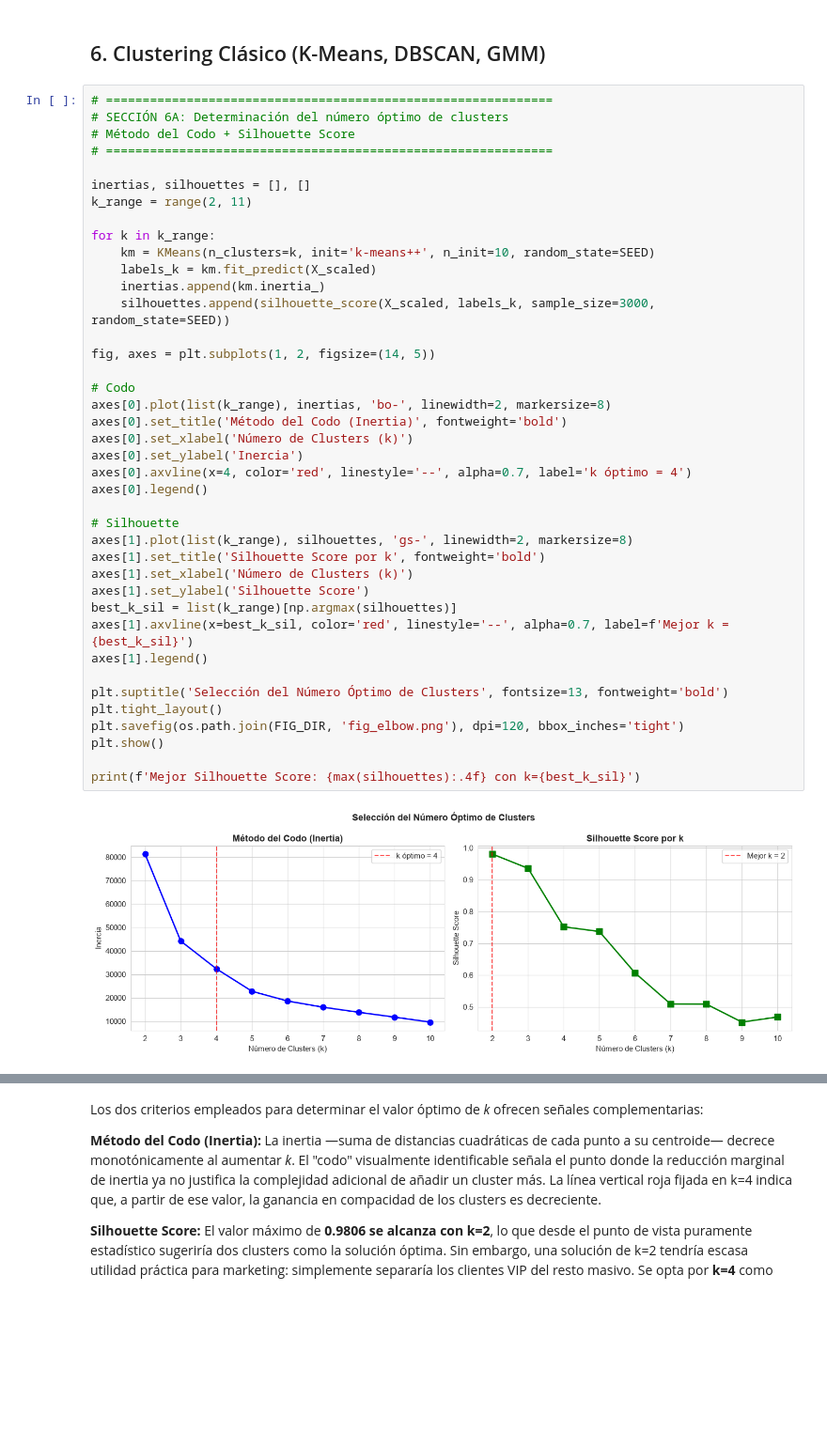
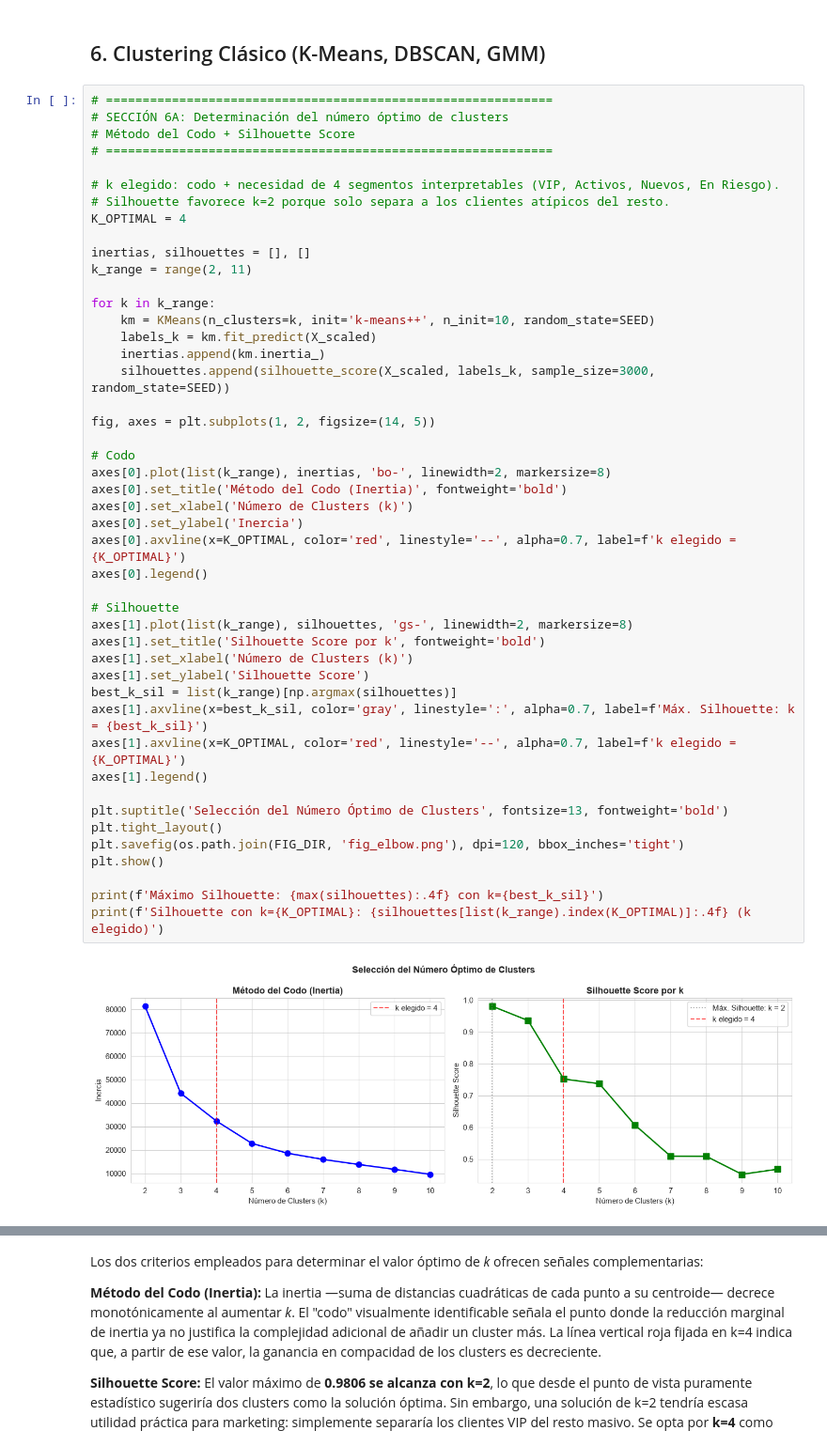
Before and after one commit to vivi-25-P/proyecto_final, a Jupyter notebook: customer_segmentation.ipynb, the cells around one changed output, grey strips where cells are left out. Shown at 94% size. Saved outputs shown, nothing was run; the diff lists cells and outputs as text; blank space fills up the shorter version.

```diff
--- a/customer_segmentation.ipynb
+++ b/customer_segmentation.ipynb
@@ -460,40 +460,46 @@ Tras el escalado, los valores presentan mediana 0 y dispersión unitaria en tér
 # SECCIÓN 6A: Determinación del número óptimo de clusters
 # Método del Codo + Silhouette Score
 # =============================================================
+
+# k elegido: codo + necesidad de 4 segmentos interpretables (VIP, Activos, Nuevos, En Riesgo).
+# Silhouette favorece k=2 porque solo separa a los clientes atípicos del resto.
+K_OPTIMAL = 4
 
 inertias, silhouettes = [], []
 k_range = range(2, 11)
 
 for k in k_range:
     km = KMeans(n_clusters=k, init='k-means++', n_init=10, random_state=SEED)
     labels_k = km.fit_predict(X_scaled)
     inertias.append(km.inertia_)
     silhouettes.append(silhouette_score(X_scaled, labels_k, sample_size=3000, random_state=SEED))
 
 fig, axes = plt.subplots(1, 2, figsize=(14, 5))
 
 # Codo
 axes[0].plot(list(k_range), inertias, 'bo-', linewidth=2, markersize=8)
 axes[0].set_title('Método del Codo (Inertia)', fontweight='bold')
 axes[0].set_xlabel('Número de Clusters (k)')
 axes[0].set_ylabel('Inercia')
-axes[0].axvline(x=4, color='red', linestyle='--', alpha=0.7, label='k óptimo = 4')
+axes[0].axvline(x=K_OPTIMAL, color='red', linestyle='--', alpha=0.7, label=f'k elegido = {K_OPTIMAL}')
 axes[0].legend()
 
 # Silhouette
 axes[1].plot(list(k_range), silhouettes, 'gs-', linewidth=2, markersize=8)
 axes[1].set_title('Silhouette Score por k', fontweight='bold')
 axes[1].set_xlabel('Número de Clusters (k)')
 axes[1].set_ylabel('Silhouette Score')
 best_k_sil = list(k_range)[np.argmax(silhouettes)]
-axes[1].axvline(x=best_k_sil, color='red', linestyle='--', alpha=0.7, label=f'Mejor k = {best_k_sil}')
+axes[1].axvline(x=best_k_sil, color='gray', linestyle=':', alpha=0.7, label=f'Máx. Silhouette: k = {best_k_sil}')
+axes[1].axvline(x=K_OPTIMAL, color='red', linestyle='--', alpha=0.7, label=f'k elegido = {K_OPTIMAL}')
 axes[1].legend()
 
 plt.suptitle('Selección del Número Óptimo de Clusters', fontsize=13, fontweight='bold')
 plt.tight_layout()
 plt.savefig(os.path.join(FIG_DIR, 'fig_elbow.png'), dpi=120, bbox_inches='tight')
 plt.show()
 
-print(f'Mejor Silhouette Score: {max(silhouettes):.4f} con k={best_k_sil}')
+print(f'Máximo Silhouette: {max(silhouettes):.4f} con k={best_k_sil}')
+print(f'Silhouette con k={K_OPTIMAL}: {silhouettes[list(k_range).index(K_OPTIMAL)]:.4f} (k elegido)')
 # %% [output]
-[figure, old version]
+[figure, new version]
```
Also changed, not shown: parts of 33 cells of this notebook, 13 other files.
